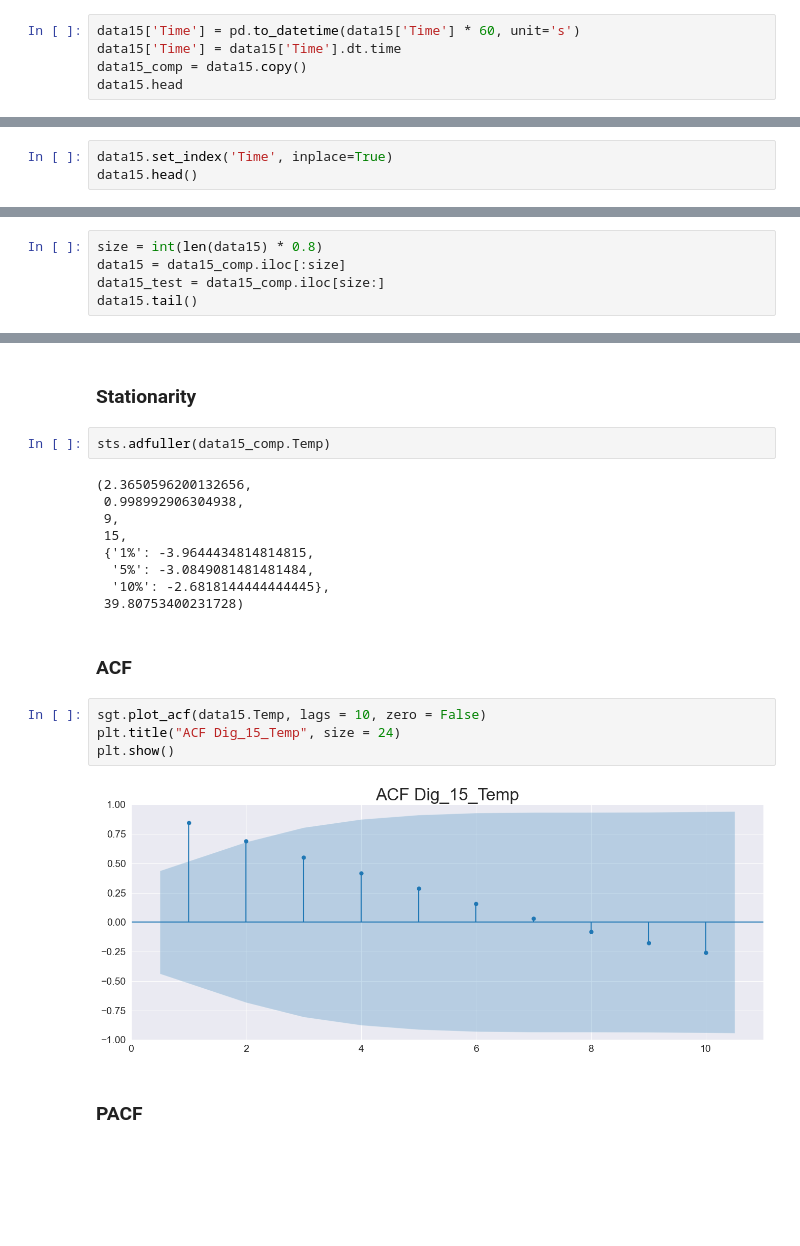
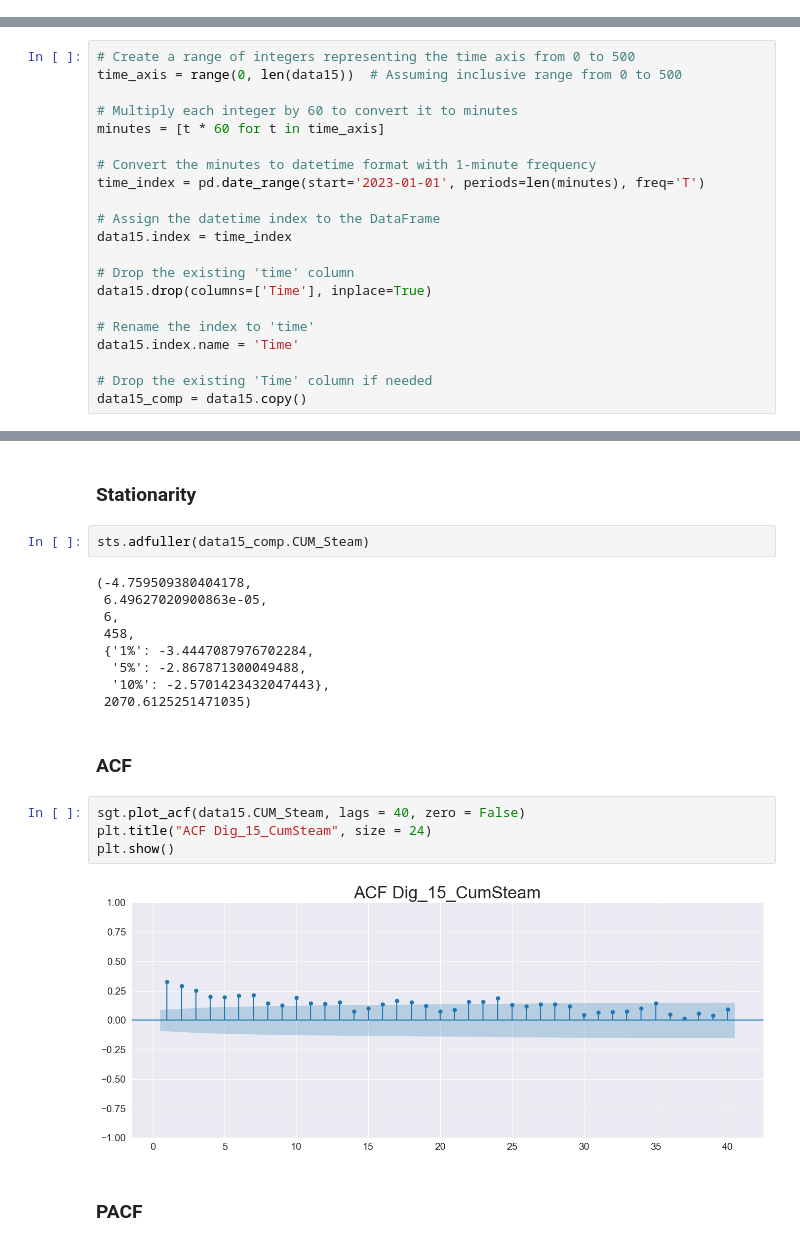
Before and after one commit to DaviesHub/linear_timeseries_analysis, a Jupyter notebook: Dig15LinearAnalysis.ipynb, the cells around one changed output, grey strips where cells are left out. Drawn from its saved outputs; the diff is of its cells as text; blank space fills up the shorter version.

```diff
--- a/Dig15LinearAnalysis.ipynb
+++ b/Dig15LinearAnalysis.ipynb
@@ -56,6 +56 @@ max      240.000000
 Name: Time, dtype: float64
-# %%
-data15['Time'] = pd.to_datetime(data15['Time'] * 60, unit='s')
-data15['Time'] = data15['Time'].dt.time
-data15_comp = data15.copy()
-data15.head
@@ -80,3 +56,0 @@ data15.head
-# %%
-data15.set_index('Time', inplace=True)
-data15.head()
@@ -91,5 +56,0 @@ data15.head()
-# %%
-size = int(len(data15) * 0.8)
-data15 = data15_comp.iloc[:size]
-data15_test = data15_comp.iloc[size:]
-data15.tail()
@@ -102,0 +57,21 @@ data15.tail()
+# %%
+# Create a range of integers representing the time axis from 0 to 500
+time_axis = range(0, len(data15))  # Assuming inclusive range from 0 to 500
+
+# Multiply each integer by 60 to convert it to minutes
+minutes = [t * 60 for t in time_axis]
+
+# Convert the minutes to datetime format with 1-minute frequency
+time_index = pd.date_range(start='2023-01-01', periods=len(minutes), freq='T')
+
+# Assign the datetime index to the DataFrame
+data15.index = time_index
+
+# Drop the existing 'time' column
+data15.drop(columns=['Time'], inplace=True)
+
+# Rename the index to 'time'
+data15.index.name = 'Time'
+
+# Drop the existing 'Time' column if needed
+data15_comp = data15.copy()
@@ -112,24 +105,24 @@ data15_test.head()
 # %% [markdown]
 ### Stationarity
 # %%
-sts.adfuller(data15_comp.Temp)
+sts.adfuller(data15_comp.CUM_Steam)
 # %% [output]
-(2.3650596200132656,
- 0.998992906304938,
- 9,
- 15,
- {'1%': -3.9644434814814815,
-  '5%': -3.0849081481481484,
-  '10%': -2.6818144444444445},
- 39.80753400231728)
+(-4.759509380404178,
+ 6.49627020900863e-05,
+ 6,
+ 458,
+ {'1%': -3.4447087976702284,
+  '5%': -2.867871300049488,
+  '10%': -2.5701423432047443},
+ 2070.6125251471035)
 # %% [markdown]
 ### ACF
 # %%
-sgt.plot_acf(data15.Temp, lags = 10, zero = False)
-plt.title("ACF Dig_15_Temp", size = 24)
+sgt.plot_acf(data15.CUM_Steam, lags = 40, zero = False)
+plt.title("ACF Dig_15_CumSteam", size = 24)
 plt.show()
 # %% [output]
-[figure, old version]
+[figure, new version]
 # %% [markdown]
 ### PACF
 # %%
```
Also changed, not shown: parts of 22 cells of this notebook.
